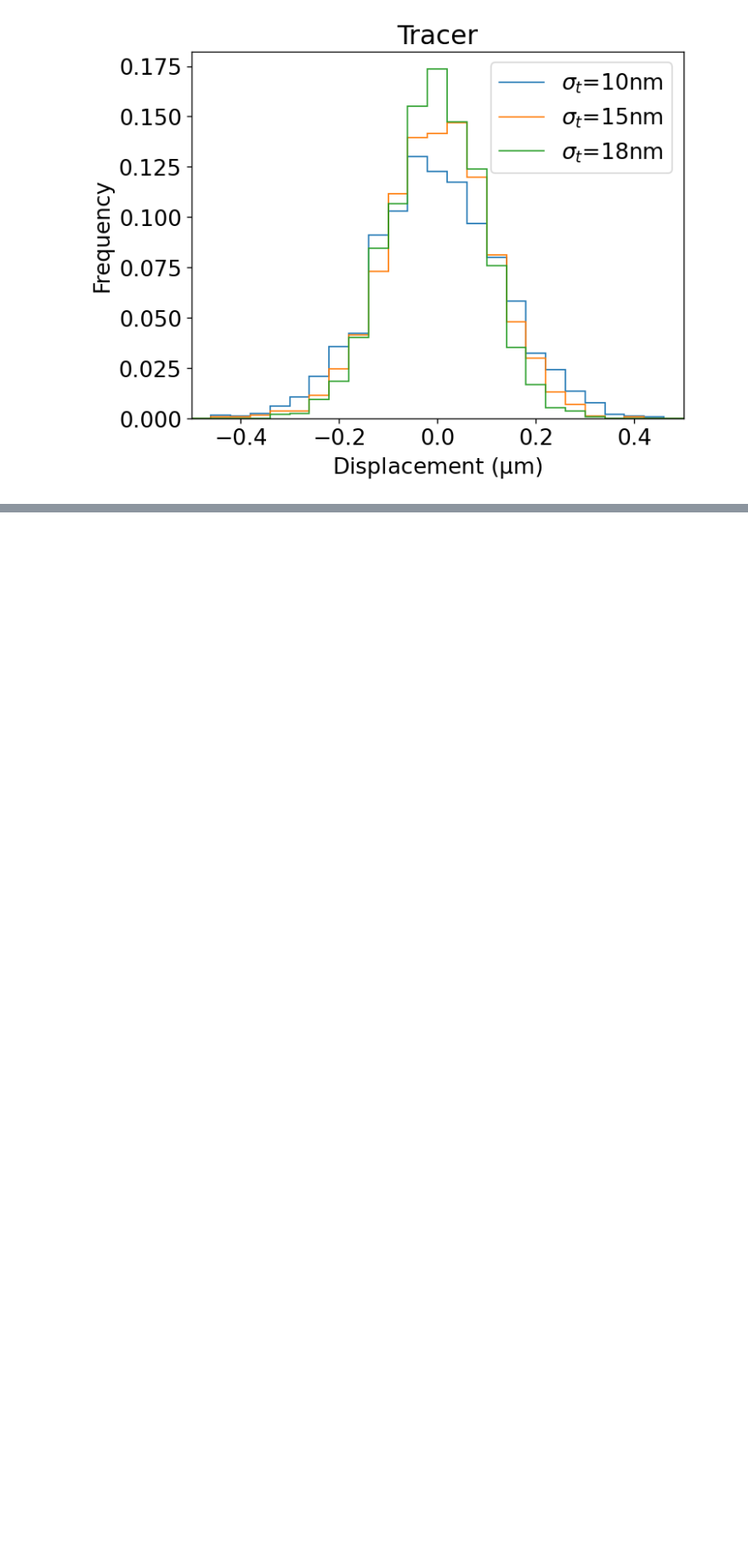
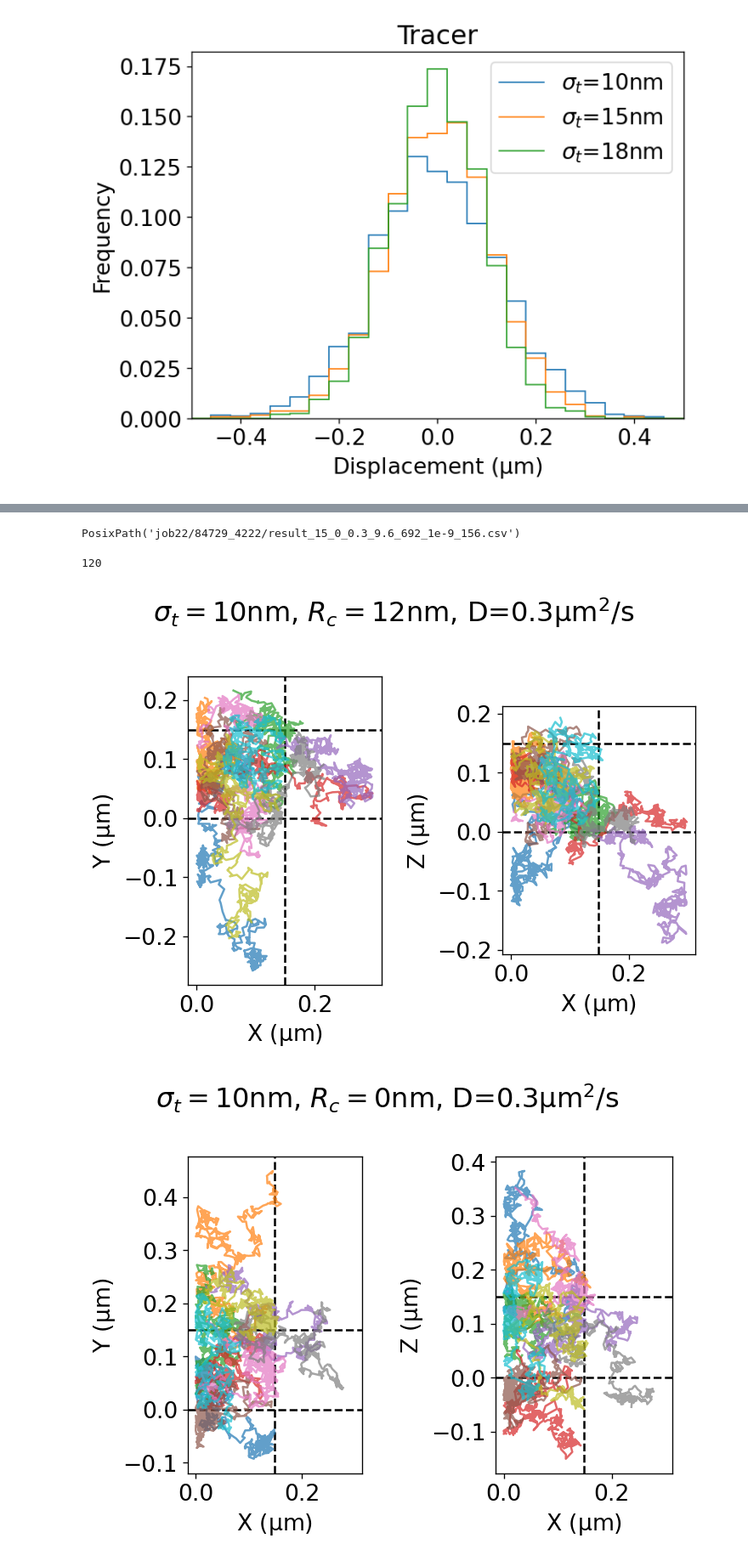
Before and after one commit to kaizu/Minami2024, a Jupyter notebook: Mobile_Immobile2.ipynb, the cells around one changed output, grey strips where cells are left out. Shown at 85% size. Saved outputs shown, nothing was run; the diff lists cells and outputs as text; code cells hidden in the pictures; blank space fills up the shorter version.

```diff
--- a/Mobile_Immobile2.ipynb
+++ b/Mobile_Immobile2.ipynb
@@ -223,0 +297,16 @@ plt.show()
+# %%
+filenames1[('15', '0', '0.3', '9.6', '692', '1e-9')][0]
+# %% [output]
+PosixPath('job22/84729_4222/result_15_0_0.3_9.6_692_1e-9_156.csv')
+# %%
+fmt = "job22/90249_*/result_*_*_*_*_*_*_*.csv"
+filenames2 = glob.glob(fmt)
+print(len(filenames2))
+filenames2 = scripts.io.clasify_files(filenames2)
+# %% [output]
+120
+# %%
+data2 = {}
+for key, filenames in filenames2.items():
+    data_ = read_files3d(filenames)
+    data2[key] = data_
@@ -223,0 +321,56 @@ plt.show()
+# %%
+key_list = [
+    (('10', '24', '0.3', '9.6', '692', '1e-9'), 3),
+    (('10', '0', '0.3', '9.6', '692', '1e-9'), 3),
+    (('15', '24', '0.3', '9.6', '692', '1e-9'), 10),
+    (('15', '0', '0.3', '9.6', '692', '1e-9'), 3),
+    (('20', '24', '0.3', '9.6', '692', '1e-9'), 1),
+    (('20', '0', '0.3', '9.6', '692', '1e-9'), 0),
+    ]
+
+for fig_num, (key1, start) in enumerate(key_list):
+    all_positions = [data2[key1]["X"][i][:, 1: ].T for i in range(len(data2[key1]["X"]))]
+    all_positions = all_positions[start * 10: (start + 1) * 10]
+
+    prop_cycle = plt.rcParams['axes.prop_cycle']
+    colors = prop_cycle.by_key()['color']
+
+    fig, (ax1, ax2) = plt.subplots(1, 2)
+
+    vmin = min(all_positions[i][1].min() for i in range(len(all_positions)))
+    vmax = max(all_positions[i][1].max() for i in range(len(all_positions)))
+    vmin, vmax = vmin - (vmax - vmin) * 0.05, vmax + (vmax - vmin) * 0.05
+    ax1.plot((-0.1 * L1, 2.1 * L1), (0, 0), 'k--')
+    ax1.plot((-0.1 * L1, 2.1 * L1), (L1, L1), 'k--')
+    ax1.plot((L1, L1), (vmin, vmax), 'k--')
+    for idx in range(len(all_positions)):
+        positions = all_positions[idx]
+        ax1.plot(positions[0], positions[1], '-', label=sp, alpha=0.7, color=colors[idx])
+    ax1.set_xlim(-0.1 * L1, 2.1 * L1)
+    ax1.set_ylim(vmin, vmax)
+    ax1.set_aspect('equal')
+    ax1.set_xlabel(r'X ($\mathrm{\mu m}$)')
+    ax1.set_ylabel(r'Y ($\mathrm{\mu m}$)')
+
+    vmin = min(all_positions[i][2].min() for i in range(len(all_positions)))
+    vmax = max(all_positions[i][2].max() for i in range(len(all_positions)))
+    vmin, vmax = vmin - (vmax - vmin) * 0.05, vmax + (vmax - vmin) * 0.05
+    ax2.plot((-0.1 * L1, 2.1 * L1), (0, 0), 'k--')
+    ax2.plot((-0.1 * L1, 2.1 * L1), (L1, L1), 'k--')
+    ax2.plot((L1, L1), (vmin, vmax), 'k--')
+    for idx in range(len(all_positions)):
+        positions = all_positions[idx]
+        ax2.plot(positions[0], positions[2], '-', label=sp, alpha=0.7, color=colors[idx])
+    ax2.set_xlim(-0.1 * L1, 2.1 * L1)
+    ax2.set_ylim(vmin, vmax)
+    ax2.set_aspect('equal')
+    ax2.set_xlabel(r'X ($\mathrm{\mu m}$)')
+    ax2.set_ylabel(r'Z ($\mathrm{\mu m}$)')
+
+    fig.suptitle(fr"$\sigma_t=${key1[0]}nm, $R_c=${diameter2radius(key1[1])}nm, D={key1[2]}$\mathrm{{\mu m^2/s}}$")
+    fig.tight_layout()
+    fig.savefig(artifacts / f'Mobile_Immobile2-06-{fig_num:d}.svg', format='svg')
+    plt.show()
+# %% [output]
+[figure, added]
+[figure, added]
```
Also changed, not shown: parts of 4 cells of this notebook, 6 other files.
